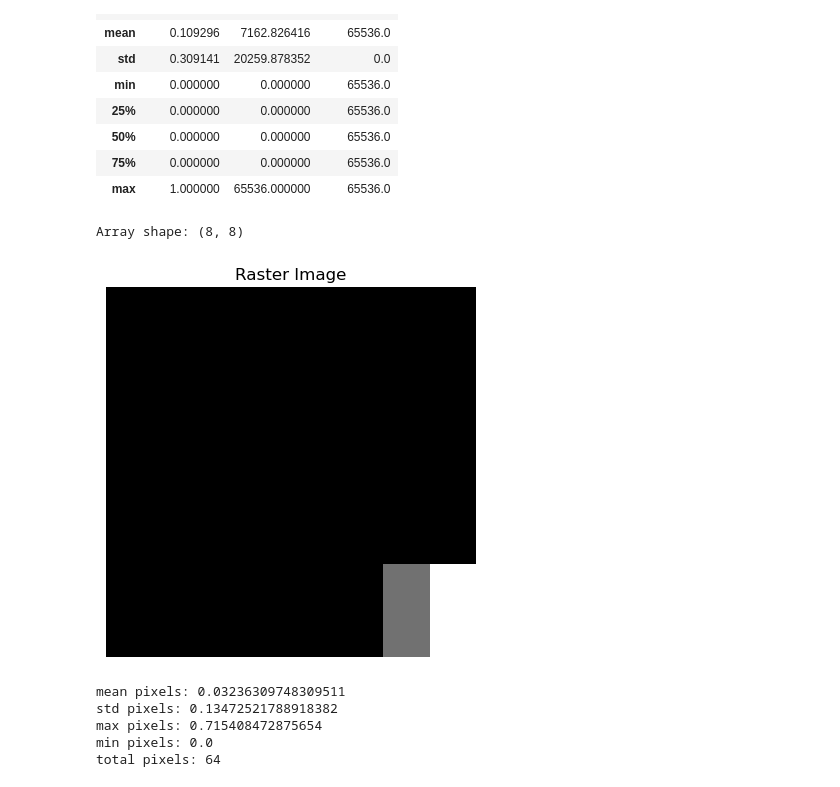
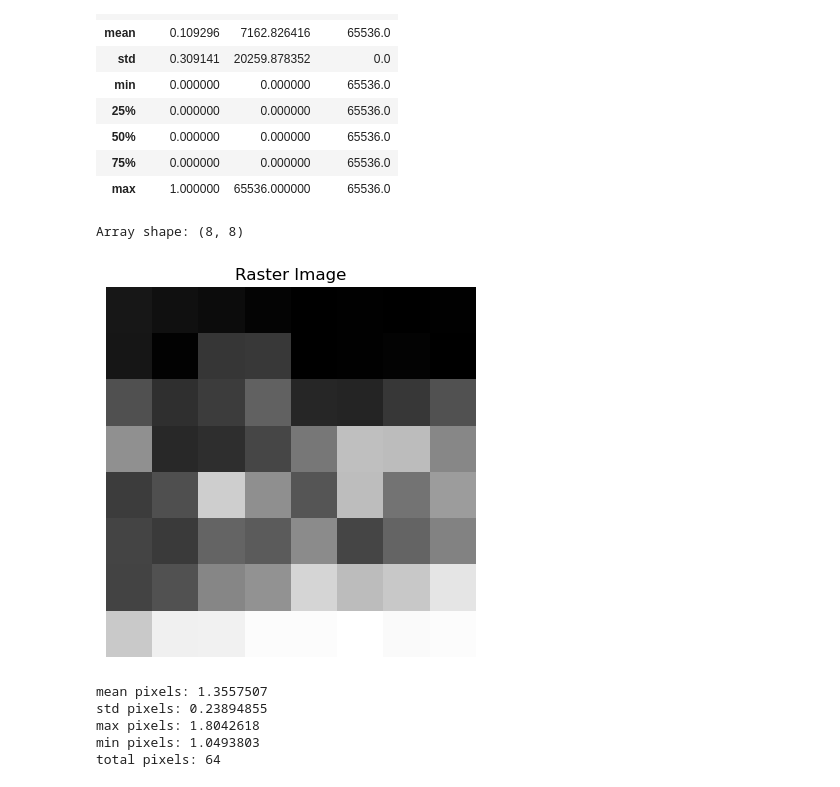
Before and after one commit to SMalaekeh/ImageTRT, a Jupyter notebook: compute_pixels.ipynb, the cells around one changed output. Saved outputs shown, nothing was run; the diff lists cells and outputs as text; code cells hidden in the pictures.

```diff
--- a/compute_pixels.ipynb
+++ b/compute_pixels.ipynb
@@ -81,41 +81,38 @@ df.describe()
 # %%
 import numpy as np
 from PIL import Image
 import matplotlib.pyplot as plt
 
-n = 2300
+n = 3044
 
-path = f"/Users/sayedmorteza/Library/CloudStorage/Box-Box/Hetwet_Data/LOG_CLAIMS_1996/LOG_CLAIMS_1996_{n}.tiff"
-path2 = f"/Users/sayedmorteza/Library/CloudStorage/Box-Box/Hetwet_Data/LOG_CLAIMS_2016/LOG_CLAIMS_2016_{n}.tiff"
+path = f"/Users/sayedmorteza/Library/CloudStorage/Box-Box/Hetwet_Data/Synthetic/Theta/Theta_scene_{n}.tiff"
 
 import rasterio as rio
 
 with rio.open(path) as src:
         arr = src.read(1)
-with rio.open(path2) as src:
-        arr2 = src.read(1)
-arr = arr2 - arr
+
 img = Image.fromarray(arr)
 print("Array shape:", arr.shape)
 total_pixels = arr.size
 
 plt.imshow(arr, cmap='gray')
 plt.title("Raster Image")
 plt.axis('off')
 plt.show()
 
 print("mean pixels:", np.mean(arr))
 print("std pixels:", np.std(arr))
 print("max pixels:", np.max(arr))
 print("min pixels:", np.min(arr))
 print("total pixels:", total_pixels)
 # %% [output]
 Array shape: (8, 8)
-[figure, old version]
+[figure, new version]
-mean pixels: 0.03236309748309511
-std pixels: 0.13472521788918382
-max pixels: 0.715408472875654
-min pixels: 0.0
+mean pixels: 1.3557507
+std pixels: 0.23894855
+max pixels: 1.8042618
+min pixels: 1.0493803
 total pixels: 64
 # %%
 arr
```
Also changed, not shown: parts of 3 cells of this notebook, 9 other files.
